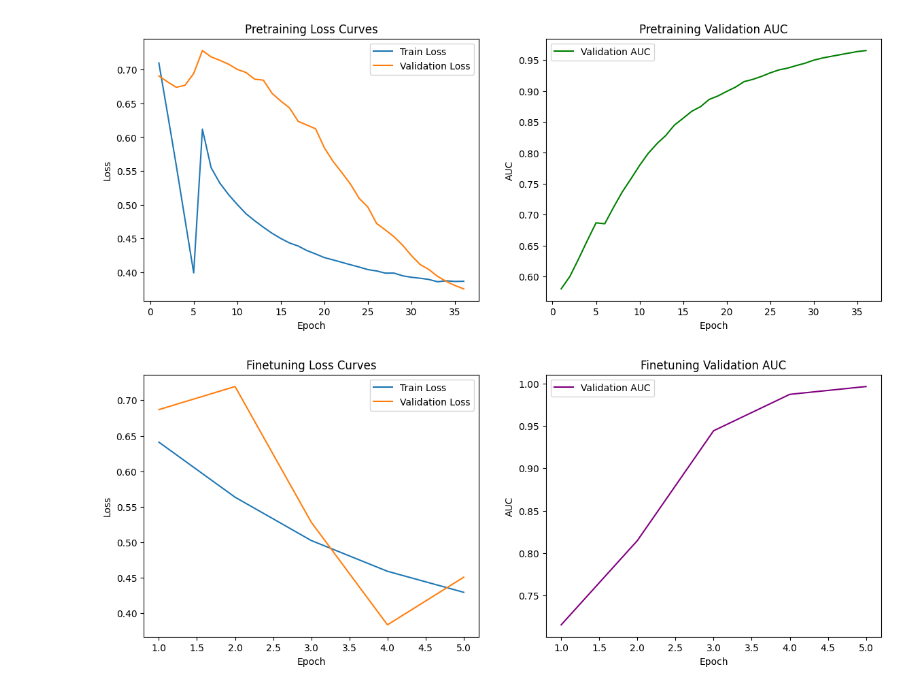
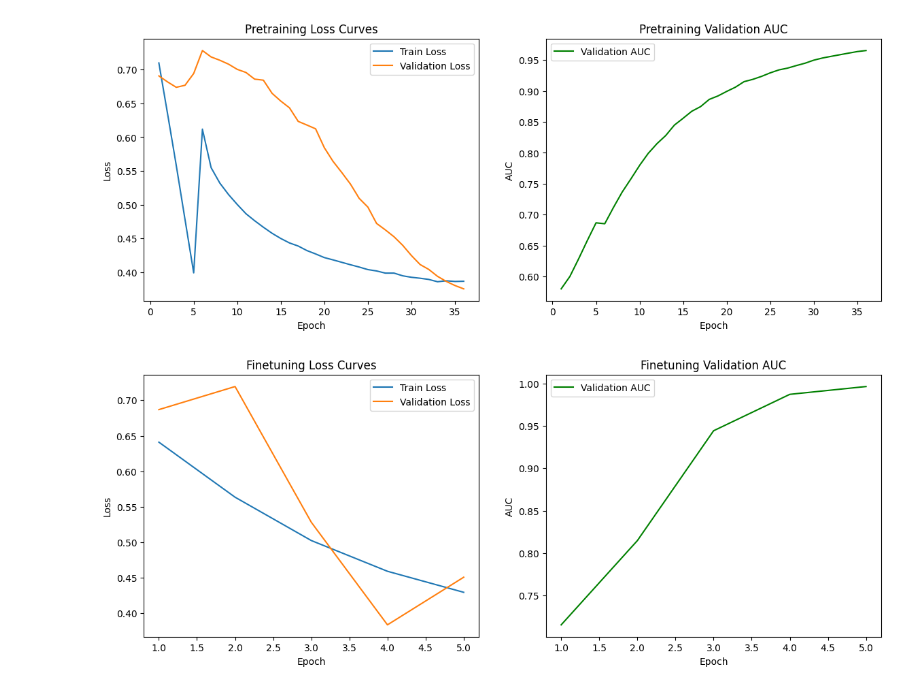
Before and after one commit to nbleykhman/TrueFace, a Jupyter notebook: data.ipynb, the cells around one changed output. Drawn from its saved outputs; the diff is of its cells as text; code cells hidden in the pictures.

```diff
--- a/data.ipynb
+++ b/data.ipynb
@@ -51,23 +51,23 @@ plt.show()
 # %%
 # Plot Finetuning Loss and AUC
 plt.figure(figsize=(14, 5))
 plt.subplot(1, 2, 1)
 plt.plot(finetune_data['epoch'], finetune_data['train_loss'], label='Train Loss')
 plt.plot(finetune_data['epoch'], finetune_data['val_loss'], label='Validation Loss')
 plt.title('Finetuning Loss Curves')
 plt.xlabel('Epoch')
 plt.ylabel('Loss')
 plt.legend()
 
 plt.subplot(1, 2, 2)
-plt.plot(finetune_data['epoch'], finetune_data['val_auc'], label='Validation AUC', color='purple')
+plt.plot(finetune_data['epoch'], finetune_data['val_auc'], label='Validation AUC', color='green')
 plt.title('Finetuning Validation AUC')
 plt.xlabel('Epoch')
 plt.ylabel('AUC')
 plt.legend()
 plt.show()
 # %% [output]
-[figure, old version]
+[figure, new version]
 # %%
 # Summarize Evaluation Metrics
 eval_summary = pd.DataFrame({
```
Also changed, not shown: parts of 1 cell of this notebook.
